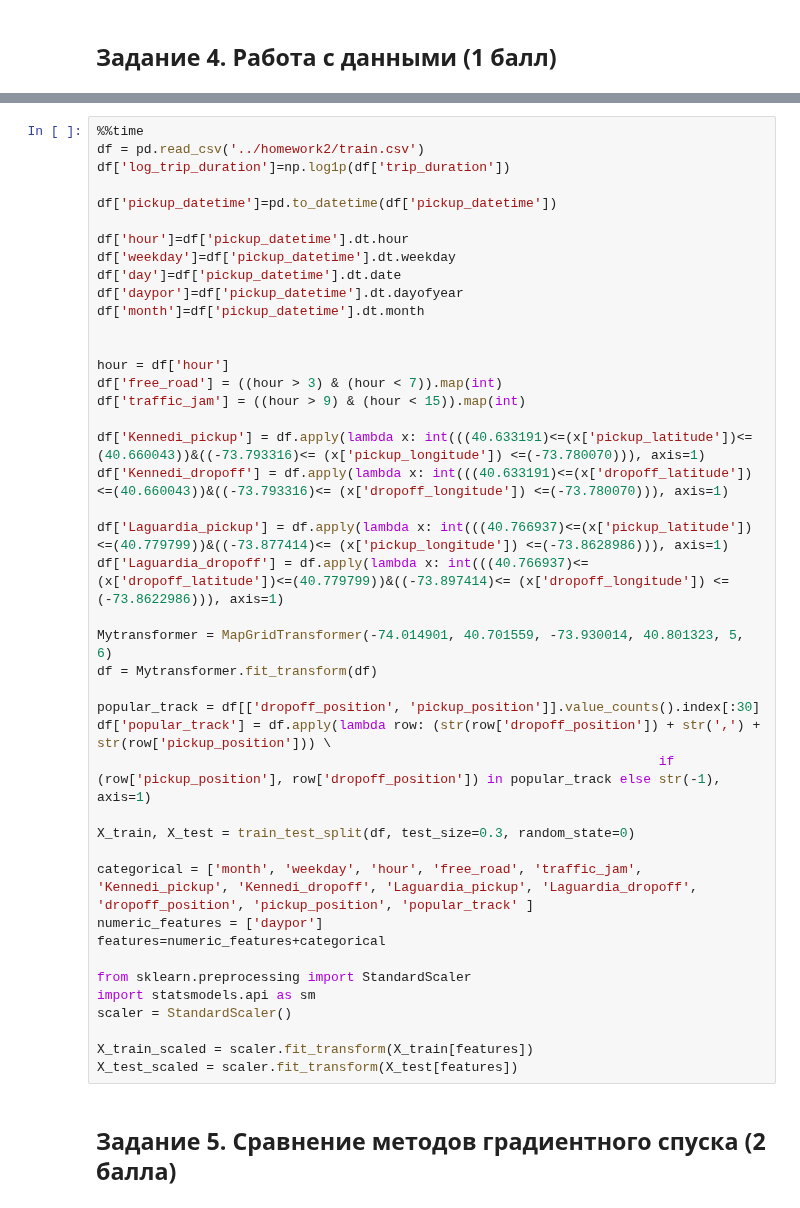
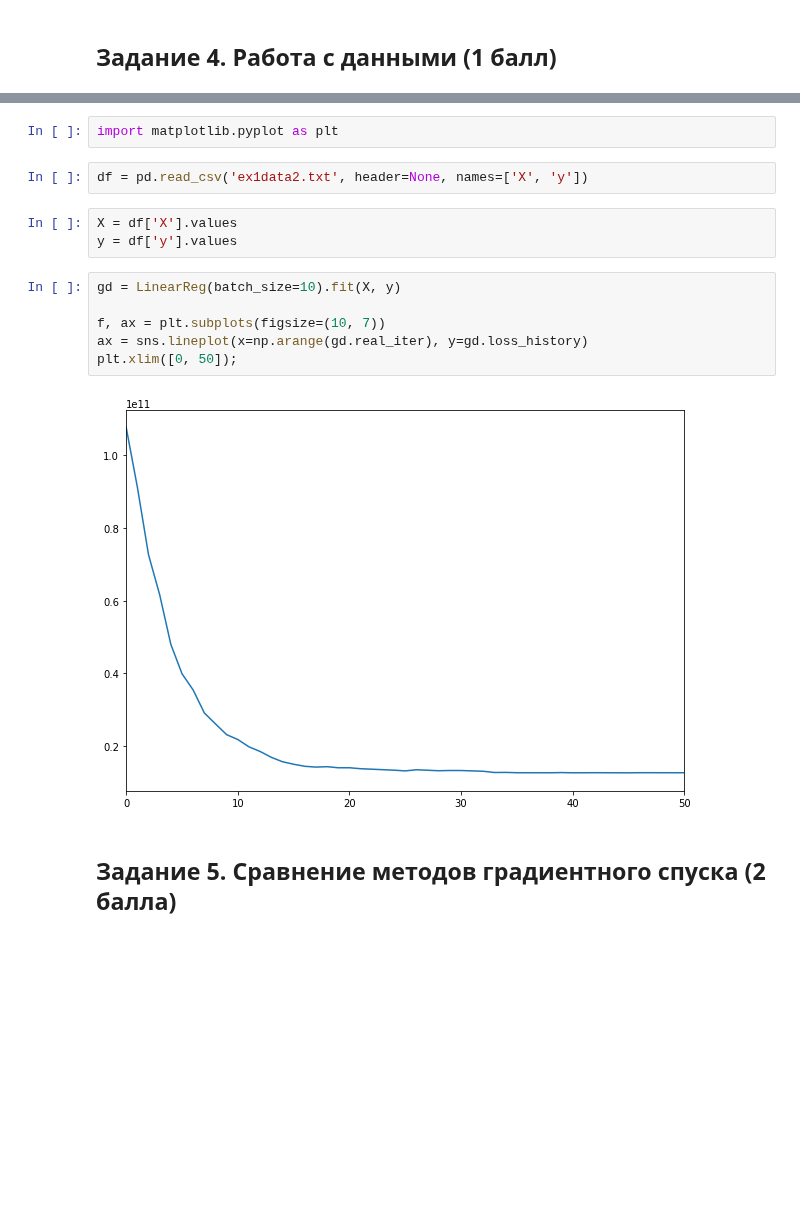
Before and after one commit to HeySlava/hse_course, a Jupyter notebook: homework3/homework-practice-03-gd.ipynb, the cells around one changed output, grey strips where cells are left out. Cells and saved outputs as stored; diff of their text form; blank space fills up the shorter version.

Commit message:
added data from Andrew's course

```diff
--- a/homework3/homework-practice-03-gd.ipynb
+++ b/homework3/homework-practice-03-gd.ipynb
@@ -537,46 +507,18 @@ class MapGridTransformer(BaseEstimator, TransformerMixin):
-# %%
-%%time
-df = pd.read_csv('../homework2/train.csv')
-df['log_trip_duration']=np.log1p(df['trip_duration'])
-
-df['pickup_datetime']=pd.to_datetime(df['pickup_datetime'])
-
-df['hour']=df['pickup_datetime'].dt.hour
-df['weekday']=df['pickup_datetime'].dt.weekday
-df['day']=df['pickup_datetime'].dt.date
-df['daypor']=df['pickup_datetime'].dt.dayofyear
-df['month']=df['pickup_datetime'].dt.month
-
-
-hour = df['hour']
-df['free_road'] = ((hour > 3) & (hour < 7)).map(int)
-df['traffic_jam'] = ((hour > 9) & (hour < 15)).map(int)
-
-df['Kennedi_pickup'] = df.apply(lambda x: int(((40.633191)<=(x['pickup_latitude'])<=(40.660043))&((-73.793316)<= (x['pickup_longitude']) <=(-73.780070))), axis=1)
-df['Kennedi_dropoff'] = df.apply(lambda x: int(((40.633191)<=(x['dropoff_latitude'])<=(40.660043))&((-73.793316)<= (x['dropoff_longitude']) <=(-73.780070))), axis=1)
-
-df['Laguardia_pickup'] = df.apply(lambda x: int(((40.766937)<=(x['pickup_latitude'])<=(40.779799))&((-73.877414)<= (x['pickup_longitude']) <=(-73.8628986))), axis=1)
-df['Laguardia_dropoff'] = df.apply(lambda x: int(((40.766937)<=(x['dropoff_latitude'])<=(40.779799))&((-73.897414)<= (x['dropoff_longitude']) <=(-73.8622986))), axis=1)
-
-Mytransformer = MapGridTransformer(-74.014901, 40.701559, -73.930014, 40.801323, 5, 6)
-df = Mytransformer.fit_transform(df)
-
-popular_track = df[['dropoff_position', 'pickup_position']].value_counts().index[:30]
-df['popular_track'] = df.apply(lambda row: (str(row['dropoff_position']) + str(',') + str(row['pickup_position'])) \
-                                                                        if (row['pickup_position'], row['dropoff_position']) in popular_track else str(-1), axis=1)
-
-X_train, X_test = train_test_split(df, test_size=0.3, random_state=0)
-
-categorical = ['month', 'weekday', 'hour', 'free_road', 'traffic_jam', 'Kennedi_pickup', 'Kennedi_dropoff', 'Laguardia_pickup', 'Laguardia_dropoff', 'dropoff_position', 'pickup_position', 'popular_track' ]
-numeric_features = ['daypor']
-features=numeric_features+categorical
-
-from sklearn.preprocessing import StandardScaler
-import statsmodels.api as sm
-scaler = StandardScaler()
-
-X_train_scaled = scaler.fit_transform(X_train[features])
-X_test_scaled = scaler.fit_transform(X_test[features])
+# %%
+import matplotlib.pyplot as plt
+# %%
+df = pd.read_csv('ex1data2.txt', header=None, names=['X', 'y'])
+# %%
+X = df['X'].values
+y = df['y'].values
+# %%
+gd = LinearReg(batch_size=10).fit(X, y)
+
+f, ax = plt.subplots(figsize=(10, 7))
+ax = sns.lineplot(x=np.arange(gd.real_iter), y=gd.loss_history)
+plt.xlim([0, 50]);
+# %% [output]
+[figure, added]
 # %% [markdown]
 ## Задание 5. Сравнение методов градиентного спуска (2 балла)
 # %% [markdown]
```
Also changed, not shown: parts of 11 cells of this notebook, 2 other files.
